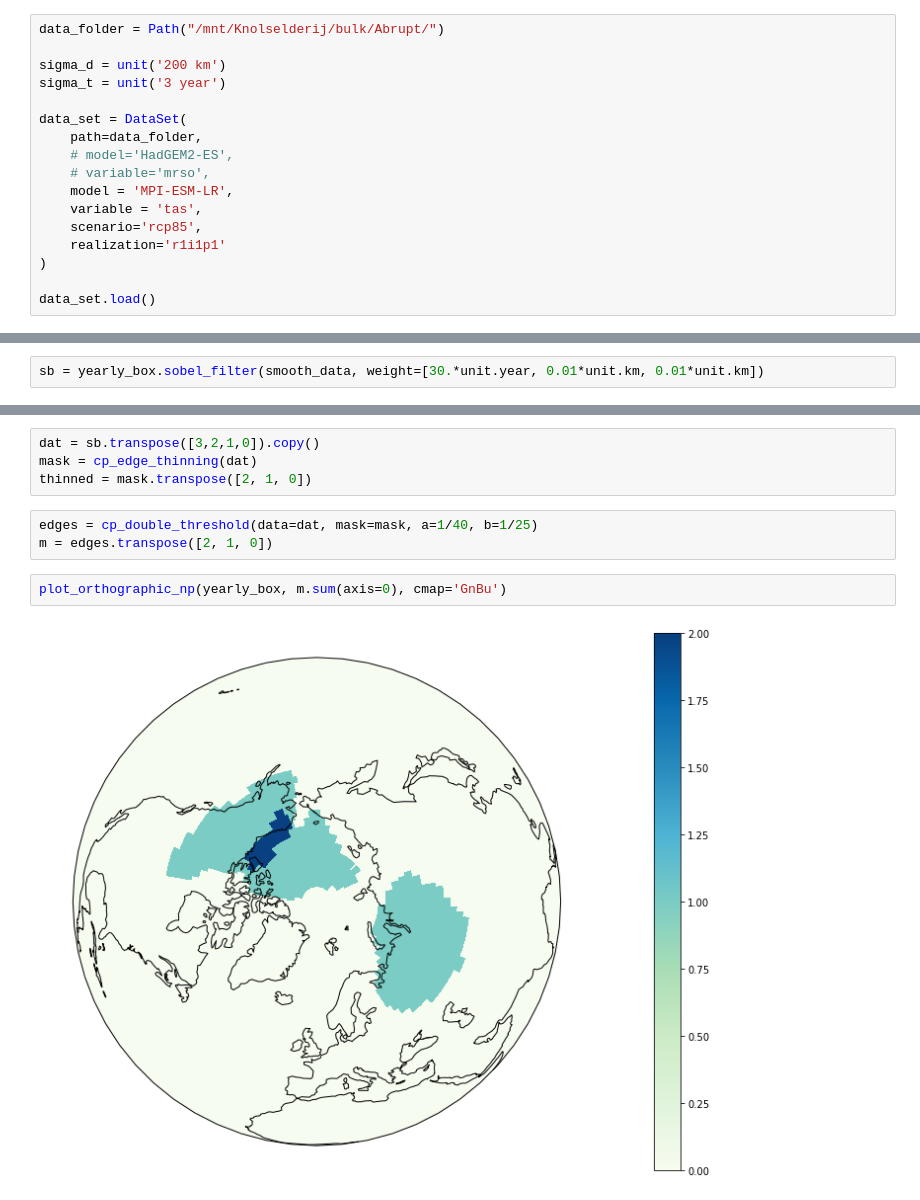
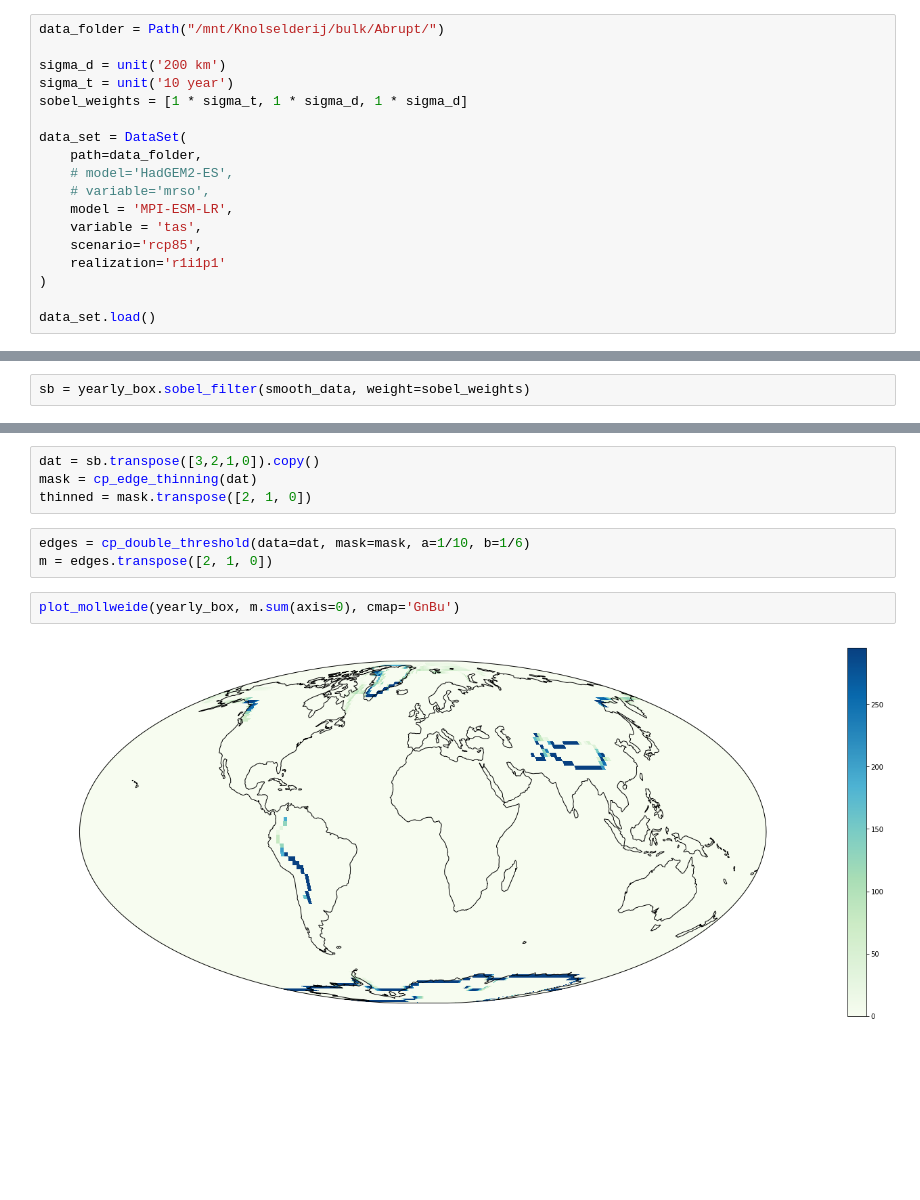
Before and after one commit to abrupt-climate/notebooks, a Jupyter notebook: Temperature.ipynb, the cells around one changed output, grey strips where cells are left out. Drawn from its saved outputs; the diff is of its cells as text; blank space fills up the shorter version.

```diff
--- a/Temperature.ipynb
+++ b/Temperature.ipynb
@@ -25,7 +25,8 @@ from plotting import (plot_mollweide, plot_orthographic_np, plot_plate_carree, e
 data_folder = Path("/mnt/Knolselderij/bulk/Abrupt/")
 
 sigma_d = unit('200 km')
-sigma_t = unit('3 year')
+sigma_t = unit('10 year')
+sobel_weights = [1 * sigma_t, 1 * sigma_d, 1 * sigma_d]
 
 data_set = DataSet(
     path=data_folder,
@@ -105,7 +106,7 @@ smooth_data = yearly_box.gaussian_filter(data, [sigma_t, sigma_d, sigma_d])
 ### Sobel filtering
 The Sobel filter has the same problem as the Gaussian filter, but the solution is easier. We just correct for the magnitude of the Sobel response by multiplying the longitudinal component by the cosine of the latitude.
 # %%
-sb = yearly_box.sobel_filter(smooth_data, weight=[30.*unit.year, 0.01*unit.km, 0.01*unit.km])
+sb = yearly_box.sobel_filter(smooth_data, weight=sobel_weights)
 # %% [markdown]
 ### Determine proper hysteresis settings
 # %%
@@ -140,12 +141,12 @@ dat = sb.transpose([3,2,1,0]).copy()
 mask = cp_edge_thinning(dat)
 thinned = mask.transpose([2, 1, 0])
 # %%
-edges = cp_double_threshold(data=dat, mask=mask, a=1/40, b=1/25)
+edges = cp_double_threshold(data=dat, mask=mask, a=1/10, b=1/6)
 m = edges.transpose([2, 1, 0])
 # %%
-plot_orthographic_np(yearly_box, m.sum(axis=0), cmap='GnBu')
+plot_mollweide(yearly_box, m.sum(axis=0), cmap='GnBu')
 # %% [output]
-[figure, old version]
+[figure, new version]
 # %%
 years = np.array([d.year for d in yearly_box.dates])
 plot_orthographic_np(yearly_box, (years[:,None,None]*m).max(axis=0),  cmap='YlGnBu', vmin=2000, vmax=2150)
```
Also changed, not shown: parts of 11 cells of this notebook, 2 other files.
